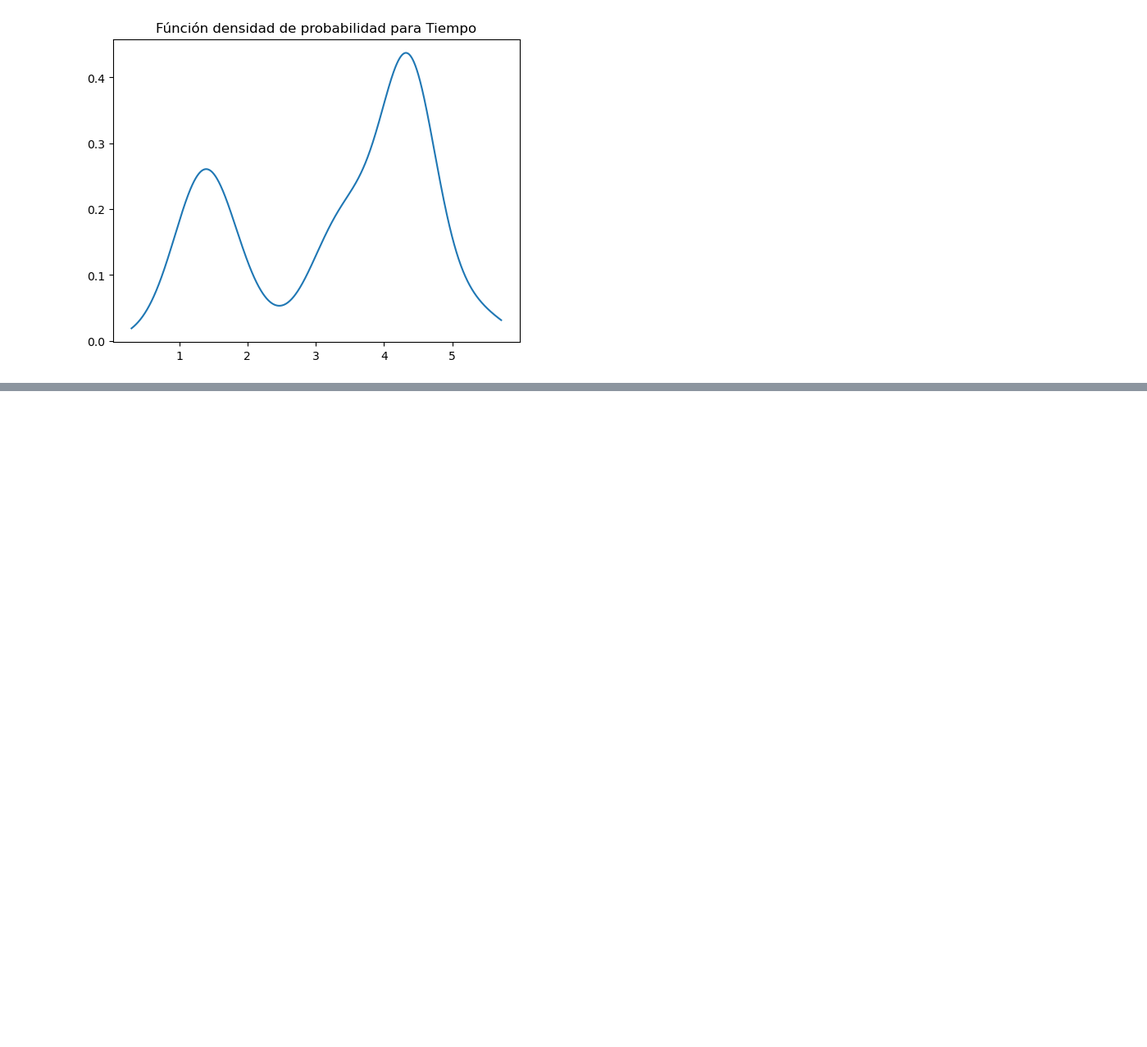
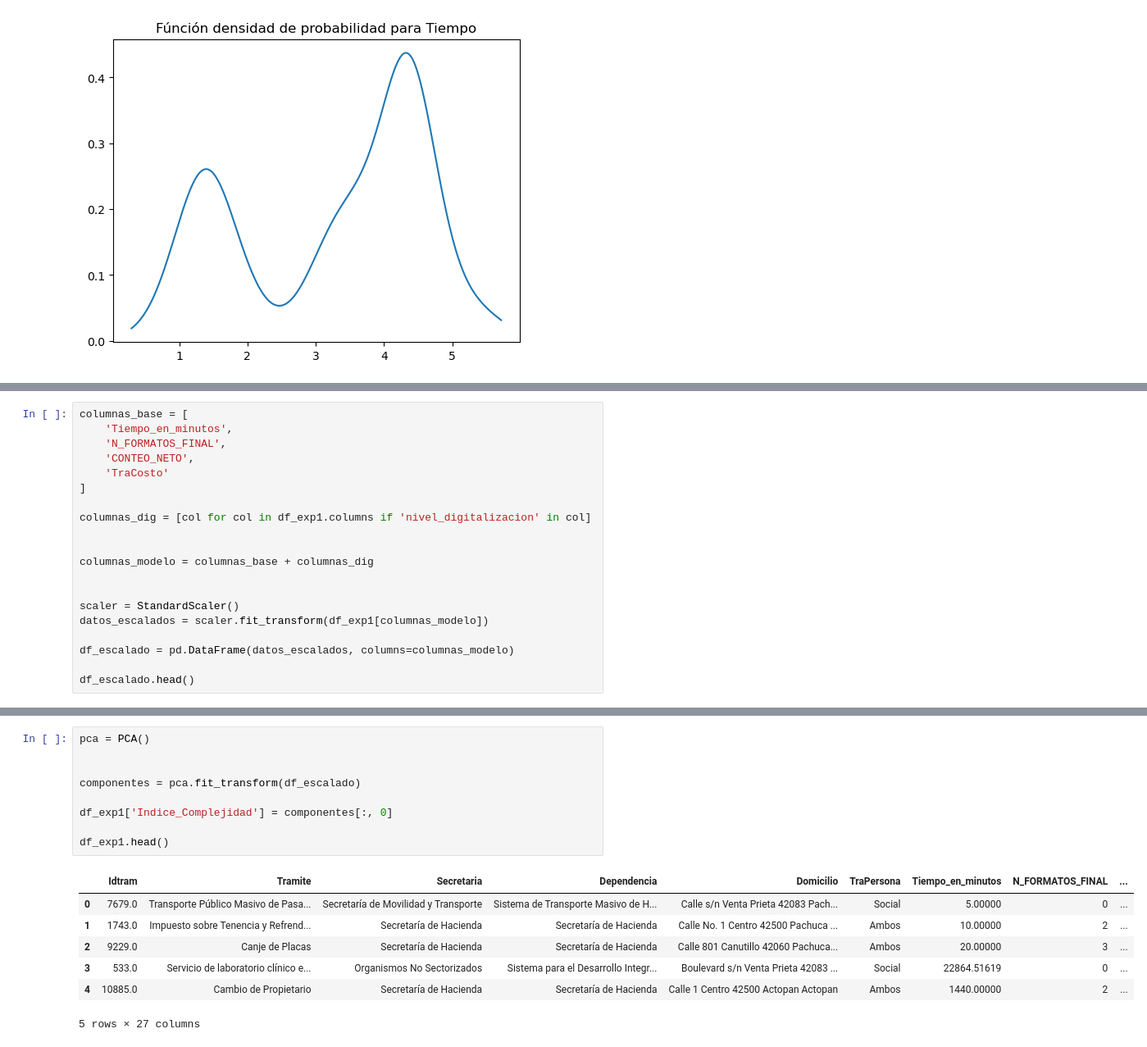
Before and after one commit to gonza98kg/Tramites-y-servicios, a Jupyter notebook: analysis.ipynb, the cells around one changed output, grey strips where cells are left out. Shown at 82% size. Drawn from its saved outputs; the diff is of its cells as text; blank space fills up the shorter version.

```diff
--- a/analysis.ipynb
+++ b/analysis.ipynb
@@ -533,0 +558,20 @@ NameError: name 'X' is not defined
+# %%
+columnas_base = [
+    'Tiempo_en_minutos',
+    'N_FORMATOS_FINAL',
+    'CONTEO_NETO',
+    'TraCosto'
+]
+
+columnas_dig = [col for col in df_exp1.columns if 'nivel_digitalizacion' in col]
+
+
+columnas_modelo = columnas_base + columnas_dig
+
+
+scaler = StandardScaler()
+datos_escalados = scaler.fit_transform(df_exp1[columnas_modelo])
+
+df_escalado = pd.DataFrame(datos_escalados, columns=columnas_modelo)
+
+df_escalado.head()
@@ -533,0 +585,17 @@ NameError: name 'X' is not defined
+# %%
+pca = PCA()
+
+
+componentes = pca.fit_transform(df_escalado)
+
+df_exp1['Indice_Complejidad'] = componentes[:, 0]
+
+df_exp1.head()
+# %% [output]
+|  | Idtram | Tramite | Secretaria | Dependencia | Domicilio | TraPersona | Tiempo_en_minutos | N_FORMATOS_FINAL | ... |
+| 0 | 7679.0 | Transporte Público Masivo de Pasa... | Secretaría de Movilidad y Transporte | Sistema de Transporte Masivo de H... | Calle s/n Venta Prieta 42083 Pach... | Social | 5.00000 | 0 | ... |
+| 1 | 1743.0 | Impuesto sobre Tenencia y Refrend... | Secretaría de Hacienda | Secretaría de Hacienda | Calle No. 1 Centro 42500 Pachuca ... | Ambos | 10.00000 | 2 | ... |
+| 2 | 9229.0 | Canje de Placas | Secretaría de Hacienda | Secretaría de Hacienda | Calle 801 Canutillo 42060 Pachuca... | Ambos | 20.00000 | 3 | ... |
+| 3 | 533.0 | Servicio de laboratorio clínico e... | Organismos No Sectorizados | Sistema para el Desarrollo Integr... | Boulevard s/n Venta Prieta 42083 ... | Social | 22864.51619 | 0 | ... |
+| 4 | 10885.0 | Cambio de Propietario | Secretaría de Hacienda | Secretaría de Hacienda | Calle 1 Centro 42500 Actopan Actopan | Ambos | 1440.00000 | 2 | ... |
+5 rows × 27 columns
```
Also changed, not shown: parts of 4 cells of this notebook.
